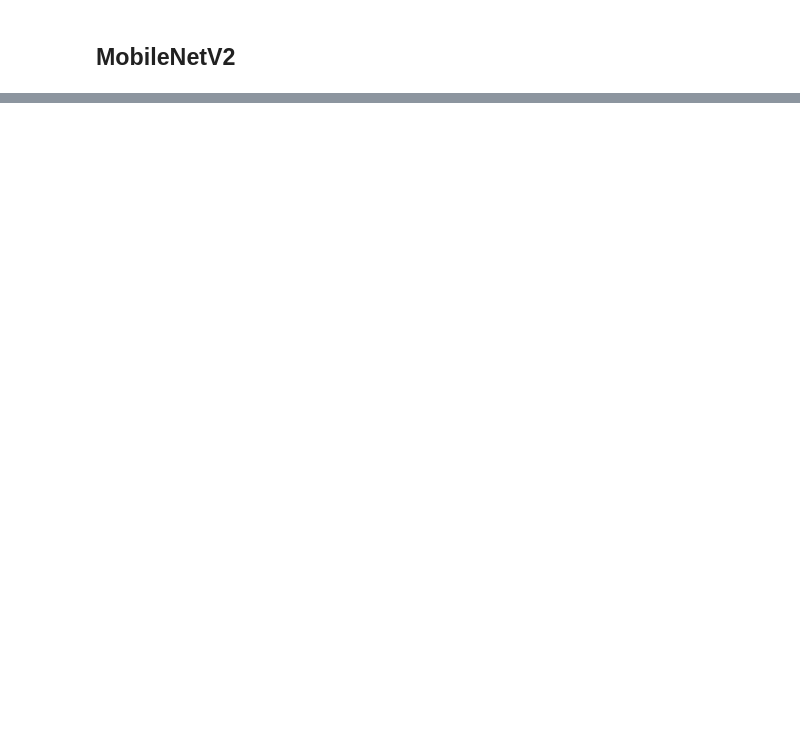
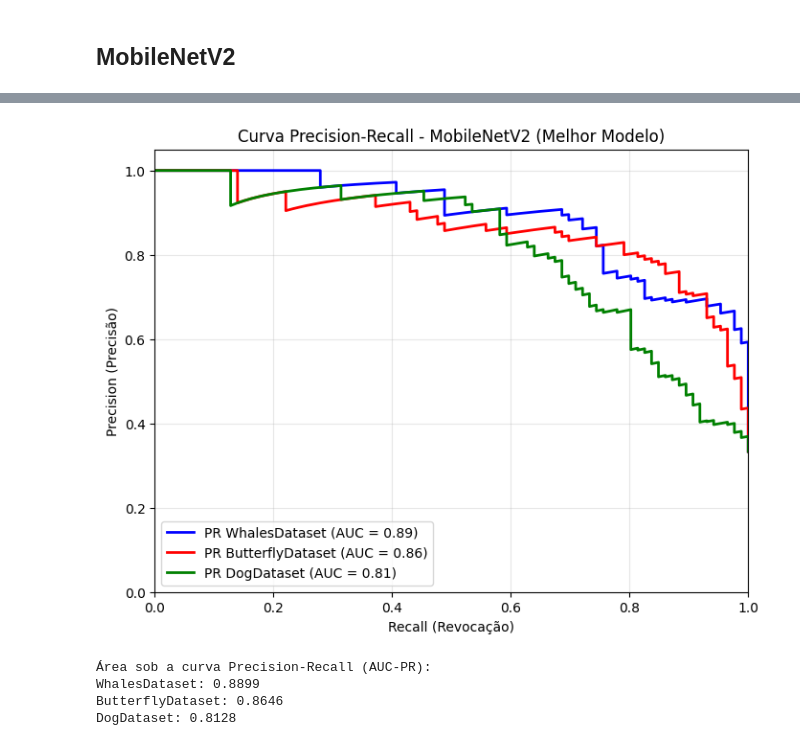
Before and after one commit to JulliaFernandes/Classificador_multiclasse_animais, a Jupyter notebook: main.ipynb, the cells around one changed output, grey strips where cells are left out. Drawn from its saved outputs; the diff is of its cells as text; code cells hidden in the pictures; blank space fills up the shorter version.

```diff
--- a/main.ipynb
+++ b/main.ipynb
@@ -407,0 +622,44 @@ plt.show()
+# %%
+from sklearn.metrics import precision_recall_curve, average_precision_score
+from tensorflow.keras.utils import to_categorical
+from itertools import cycle
+import matplotlib.pyplot as plt
+
+# Fazer predições (mesmo código da ROC)
+y_pred_best_mobilenet = best_model.predict(test_gen)
+y_pred_best_mobilenet_labels = np.argmax(y_pred_best_mobilenet, axis=1)
+y_true_mobilenet = test_gen.classes
+
+y_true_mobilenet_bin = to_categorical(y_true_mobilenet, num_classes=len(classes))
+y_score_mobilenet = y_pred_best_mobilenet
+
+# Calcular Precision-Recall para cada classe
+precision = dict()
+recall = dict()
+pr_auc = dict()
+
+for i in range(len(classes)):
+    precision[i], recall[i], _ = precision_recall_curve(y_true_mobilenet_bin[:, i], y_score_mobilenet[:, i])
+    pr_auc[i] = average_precision_score(y_true_mobilenet_bin[:, i], y_score_mobilenet[:, i])
+
+# Plotar a curva Precision-Recall
+plt.figure(figsize=(8, 6))
+colors = cycle(['blue', 'red', 'green'])
+for i, color in zip(range(len(classes)), colors):
+    plt.plot(recall[i], precision[i], color=color, lw=2,
+             label=f'PR {classes[i]} (AUC = {pr_auc[i]:0.2f})')
+
+plt.xlim([0.0, 1.0])
+plt.ylim([0.0, 1.05])
+plt.xlabel('Recall (Revocação)')
+plt.ylabel('Precision (Precisão)')
+plt.title('Curva Precision-Recall - MobileNetV2 (Melhor Modelo)')
+plt.legend(loc="lower left")
+plt.grid(True, alpha=0.3)
+plt.show()
+
+# Mostrar os valores AUC-PR
+print("\nÁrea sob a curva Precision-Recall (AUC-PR):")
+for i, classe in enumerate(classes):
+    print(f"{classe}: {pr_auc[i]:.4f}")
+# %% [output]
@@ -407,0 +667,5 @@ plt.show()
+[figure, added]
+Área sob a curva Precision-Recall (AUC-PR):
+WhalesDataset: 0.8899
+ButterflyDataset: 0.8646
+DogDataset: 0.8128
```
Also changed, not shown: parts of 14 cells of this notebook.
